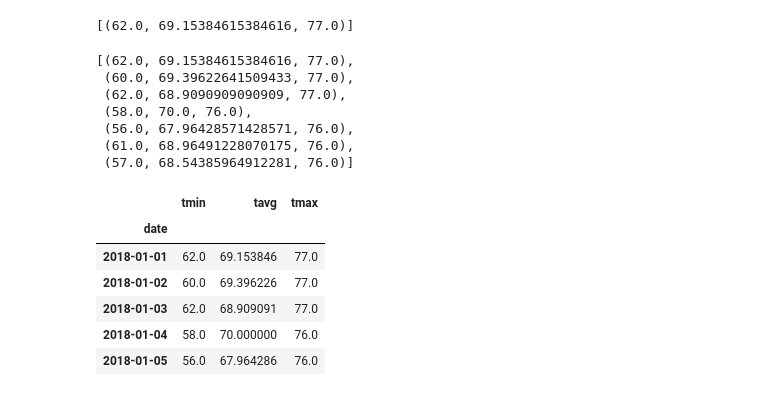
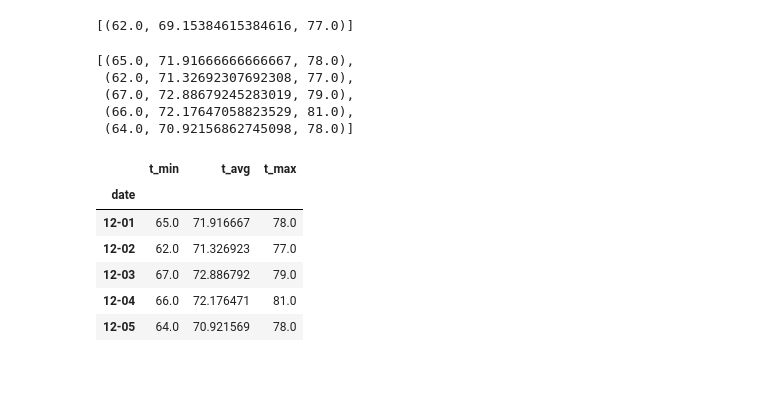
Before and after one commit to ashleykuttler/sql-alchemy-homework-08, a Jupyter notebook: sql_alchemy_final_AK.ipynb, the cells around one changed output. Drawn from its saved outputs; the diff is of its cells as text; code cells hidden in the pictures.

```diff
--- a/sql_alchemy_final_AK.ipynb
+++ b/sql_alchemy_final_AK.ipynb
@@ -353,29 +341,37 @@ daily_normals("01-01")
 # %%
 # calculate the daily normals for your trip
 # push each tuple of calculations into a list called `normals`
-
 # Set the start and end date of the trip
+trip_start = '2016-12-01'
+trip_end =  '2016-12-05'
 
 # Use the start and end date to create a range of dates
-
+date_range = pd.date_range(trip_start, trip_end)
 # Stip off the year and save a list of %m-%d strings
-
-# Loop through the list of %m-%d strings and calculate the normals for each date
+trip_dates = date_range.strftime('%m-%d')
-# %% [output]
-[(62.0, 69.15384615384616, 77.0),
- (60.0, 69.39622641509433, 77.0),
- (62.0, 68.9090909090909, 77.0),
- (58.0, 70.0, 76.0),
- (56.0, 67.96428571428571, 76.0),
- (61.0, 68.96491228070175, 76.0),
- (57.0, 68.54385964912281, 76.0)]
+# %%
+# Loop through the list of %m-%d strings and calculate the normals for each date
+daily_normals_results = []
+for i in trip_dates:
+    daily_normals_results.append(*daily_normals(i))
+daily_normals_results
+# %% [output]
+[(65.0, 71.91666666666667, 78.0),
+ (62.0, 71.32692307692308, 77.0),
+ (67.0, 72.88679245283019, 79.0),
+ (66.0, 72.17647058823529, 81.0),
+ (64.0, 70.92156862745098, 78.0)]
 # %%
 # Load the previous query results into a Pandas DataFrame and add the `trip_dates` range as the `date` index
+normals_df =pd.DataFrame(daily_normals_results, columns = ['t_min', 't_avg', 't_max'])
+normals_df['date'] = trip_dates
+normals_df = normals_df.set_index('date')
+normals_df
 # %% [output]
-|  | tmin | tavg | tmax |
+|  | t_min | t_avg | t_max |
 | date |  |  |  |
-| 2018-01-01 | 62.0 | 69.153846 | 77.0 |
-| 2018-01-02 | 60.0 | 69.396226 | 77.0 |
-| 2018-01-03 | 62.0 | 68.909091 | 77.0 |
-| 2018-01-04 | 58.0 | 70.000000 | 76.0 |
-| 2018-01-05 | 56.0 | 67.964286 | 76.0 |
+| 12-01 | 65.0 | 71.916667 | 78.0 |
+| 12-02 | 62.0 | 71.326923 | 77.0 |
+| 12-03 | 67.0 | 72.886792 | 79.0 |
+| 12-04 | 66.0 | 72.176471 | 81.0 |
+| 12-05 | 64.0 | 70.921569 | 78.0 |
```
Also changed, not shown: parts of 10 cells of this notebook, 5 other files.
